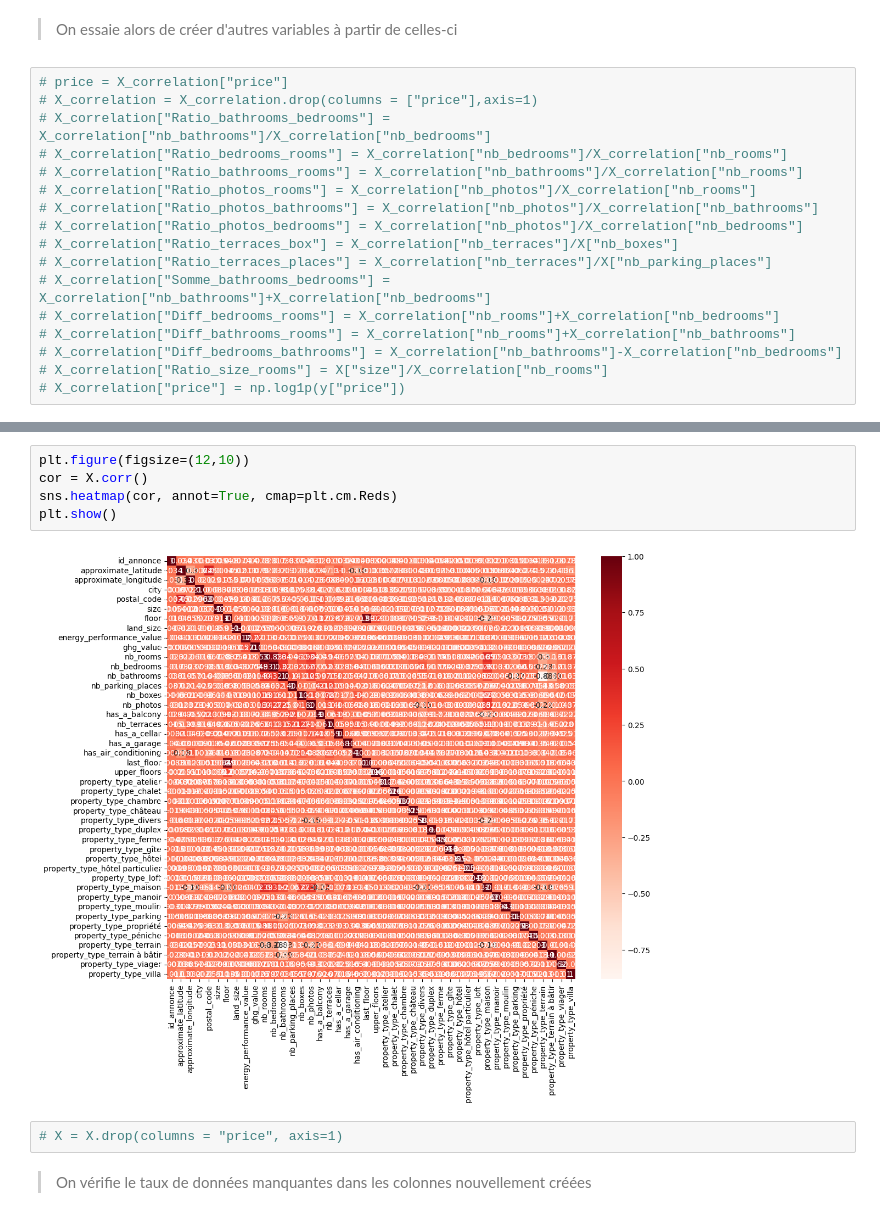
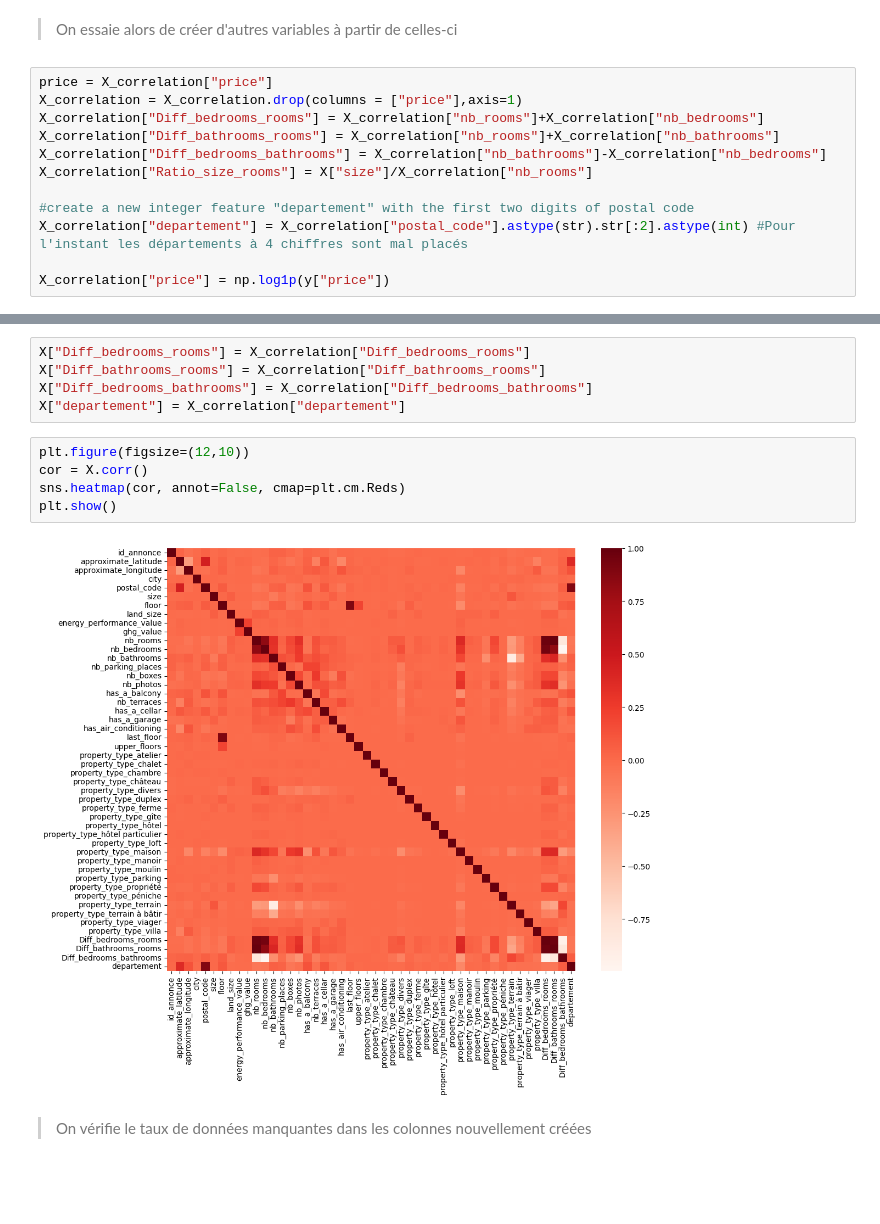
Before and after one commit to Clemflannagahn/STASC, a Jupyter notebook: Features_engineering/Traitement_dataset_CA.ipynb, the cells around one changed output, grey strips where cells are left out. Saved outputs shown, nothing was run; the diff lists cells and outputs as text; blank space fills up the shorter version.

```diff
--- a/Features_engineering/Traitement_dataset_CA.ipynb
+++ b/Features_engineering/Traitement_dataset_CA.ipynb
@@ -172,22 +165,17 @@ plt.show()
 # %% [markdown]
 > On essaie alors de créer d'autres variables à partir de celles-ci
 # %%
-# price = X_correlation["price"]
-# X_correlation = X_correlation.drop(columns = ["price"],axis=1)
-# X_correlation["Ratio_bathrooms_bedrooms"] = X_correlation["nb_bathrooms"]/X_correlation["nb_bedrooms"]
-# X_correlation["Ratio_bedrooms_rooms"] = X_correlation["nb_bedrooms"]/X_correlation["nb_rooms"]
-# X_correlation["Ratio_bathrooms_rooms"] = X_correlation["nb_bathrooms"]/X_correlation["nb_rooms"]
-# X_correlation["Ratio_photos_rooms"] = X_correlation["nb_photos"]/X_correlation["nb_rooms"]
-# X_correlation["Ratio_photos_bathrooms"] = X_correlation["nb_photos"]/X_correlation["nb_bathrooms"]
-# X_correlation["Ratio_photos_bedrooms"] = X_correlation["nb_photos"]/X_correlation["nb_bedrooms"]
-# X_correlation["Ratio_terraces_box"] = X_correlation["nb_terraces"]/X["nb_boxes"]
-# X_correlation["Ratio_terraces_places"] = X_correlation["nb_terraces"]/X["nb_parking_places"]
-# X_correlation["Somme_bathrooms_bedrooms"] = X_correlation["nb_bathrooms"]+X_correlation["nb_bedrooms"]
-# X_correlation["Diff_bedrooms_rooms"] = X_correlation["nb_rooms"]+X_correlation["nb_bedrooms"]
-# X_correlation["Diff_bathrooms_rooms"] = X_correlation["nb_rooms"]+X_correlation["nb_bathrooms"]
-# X_correlation["Diff_bedrooms_bathrooms"] = X_correlation["nb_bathrooms"]-X_correlation["nb_bedrooms"]
-# X_correlation["Ratio_size_rooms"] = X["size"]/X_correlation["nb_rooms"]
-# X_correlation["price"] = np.log1p(y["price"])
+price = X_correlation["price"]
+X_correlation = X_correlation.drop(columns = ["price"],axis=1)
+X_correlation["Diff_bedrooms_rooms"] = X_correlation["nb_rooms"]+X_correlation["nb_bedrooms"]
+X_correlation["Diff_bathrooms_rooms"] = X_correlation["nb_rooms"]+X_correlation["nb_bathrooms"]
+X_correlation["Diff_bedrooms_bathrooms"] = X_correlation["nb_bathrooms"]-X_correlation["nb_bedrooms"]
+X_correlation["Ratio_size_rooms"] = X["size"]/X_correlation["nb_rooms"]
+
+#create a new integer feature "departement" with the first two digits of postal code
+X_correlation["departement"] = X_correlation["postal_code"].astype(str).str[:2].astype(int) #Pour l'instant les départements à 4 chiffres sont mal placés
+
+X_correlation["price"] = np.log1p(y["price"])
 # %%
 plt.figure(figsize=(12,10))
 cor = X_correlation.corr()
@@ -211,12 +188,15 @@ plt.show()
+# %%
+X["Diff_bedrooms_rooms"] = X_correlation["Diff_bedrooms_rooms"]
+X["Diff_bathrooms_rooms"] = X_correlation["Diff_bathrooms_rooms"]
+X["Diff_bedrooms_bathrooms"] = X_correlation["Diff_bedrooms_bathrooms"]
+X["departement"] = X_correlation["departement"]
 # %%
 plt.figure(figsize=(12,10))
 cor = X.corr()
-sns.heatmap(cor, annot=True, cmap=plt.cm.Reds)
+sns.heatmap(cor, annot=False, cmap=plt.cm.Reds)
 plt.show()
 # %% [output]
-[figure, old version]
+[figure, new version]
-# %%
-# X = X.drop(columns = "price", axis=1)
 # %% [markdown]
 > On vérifie le taux de données manquantes dans les colonnes nouvellement créées
 # %%
```
Also changed, not shown: parts of 20 cells of this notebook.
